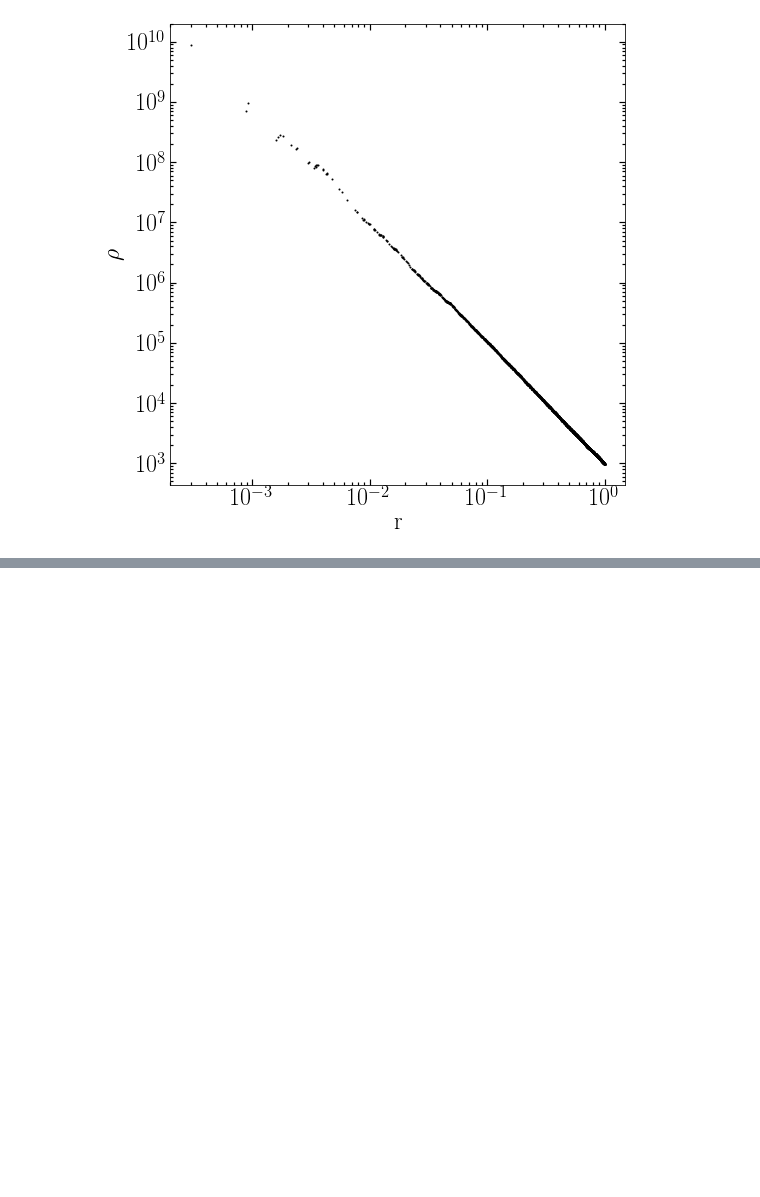
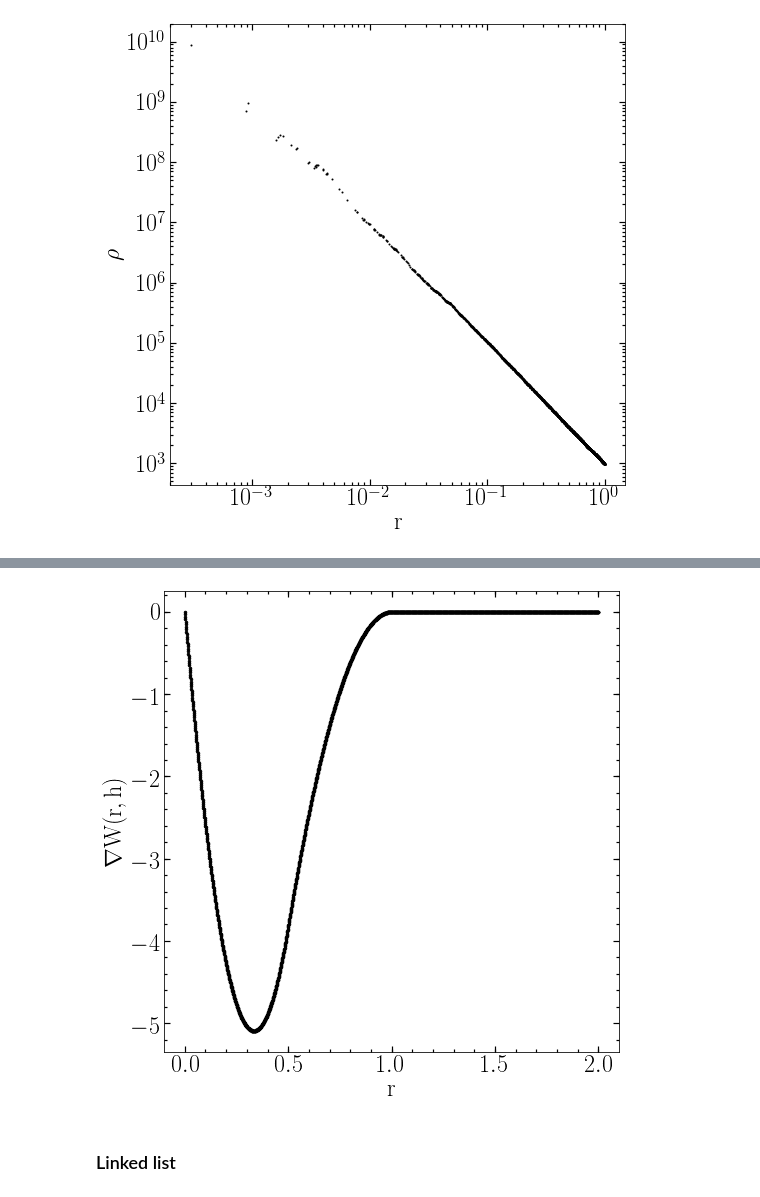
Before and after one commit to ornemarioni/mn2, a Jupyter notebook: Capitulo4.ipynb, the cells around one changed output, grey strips where cells are left out. Saved outputs shown, nothing was run; the diff lists cells and outputs as text; code cells hidden in the pictures; blank space fills up the shorter version.

```diff
--- a/distribuciones.ipynb
+++ b/Capitulo4.ipynb
@@ -384,0 +438,47 @@ plt.show()
+# %%
+def dW(r,h):
+
+    n=len(r)
+    x = r/h
+    dW = np.zeros(n)
+
+    for i in range(n):
+
+        if 0.<= x[i] and x[i] < 1. :
+            dW[i] = 3 * ((0.75 * x[i]**2) - x[i]) / (np.pi * h**4)
+
+        elif 1.<= x[i] and x[i] < 2. :
+            dW[i] = -3. * (2. - x[i])**2 / (4 * np.pi * h**4)
+
+        else:
+            dW[i] = 0.
+
+    return dW
+# %%
+h = 0.5
+r = frange(0,2.,0.001)
+
+import matplotlib.pyplot as plt
+import numpy as np
+from __future__ import unicode_literals
+matplotlib.rcParams['text.usetex'] = True
+matplotlib.rcParams['text.latex.unicode'] = True
+
+fig = plt.figure(1, figsize=(8,8))
+fig.subplots_adjust(bottom=0.15, left =0.16, right = 0.95, top = 0.95)
+
+ax1 = fig.add_subplot(111)
+ax1.plot(r, dW(r,h), '.k', markersize=5)
+ax1.minorticks_on()
+ax1.tick_params( labelsize=24)
+ax1.tick_params('both', length=3, width=1.2,which='minor', direction='in', right='on',top='on')
+ax1.tick_params('both', length=6, width=1.2,which='major', direction='in', right='on',top='on')
+ax1.set_xlabel('$\mathrm{r}$', fontsize=24)
+ax1.set_ylabel(r'$\mathrm{\nabla W(r,h)}$', fontsize=24)
+
+
+plt.show()
+# %% [output]
+[figure, added]
+# %% [markdown]
+### Linked list
```
Also changed, not shown: parts of 14 cells of this notebook, 2 other files.
